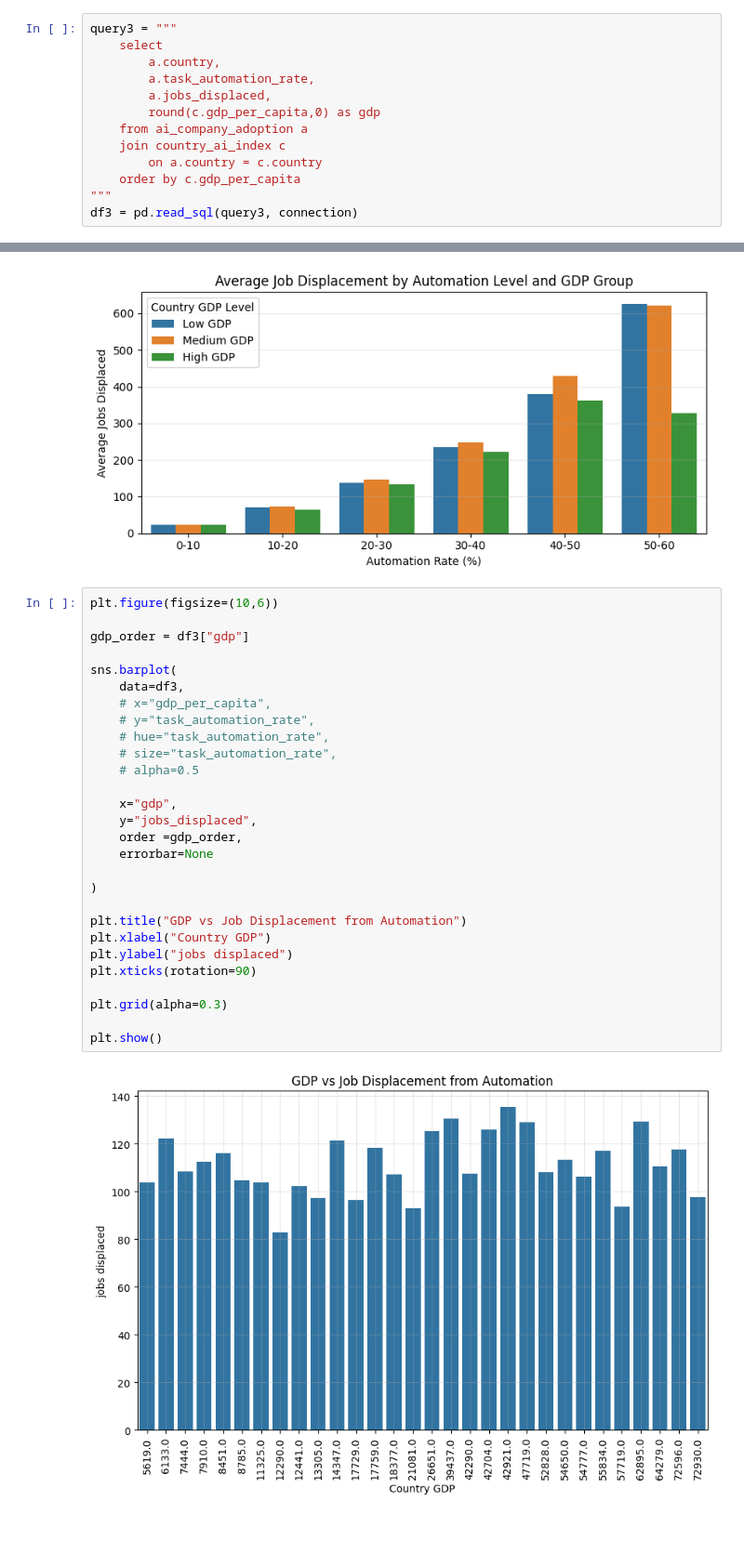
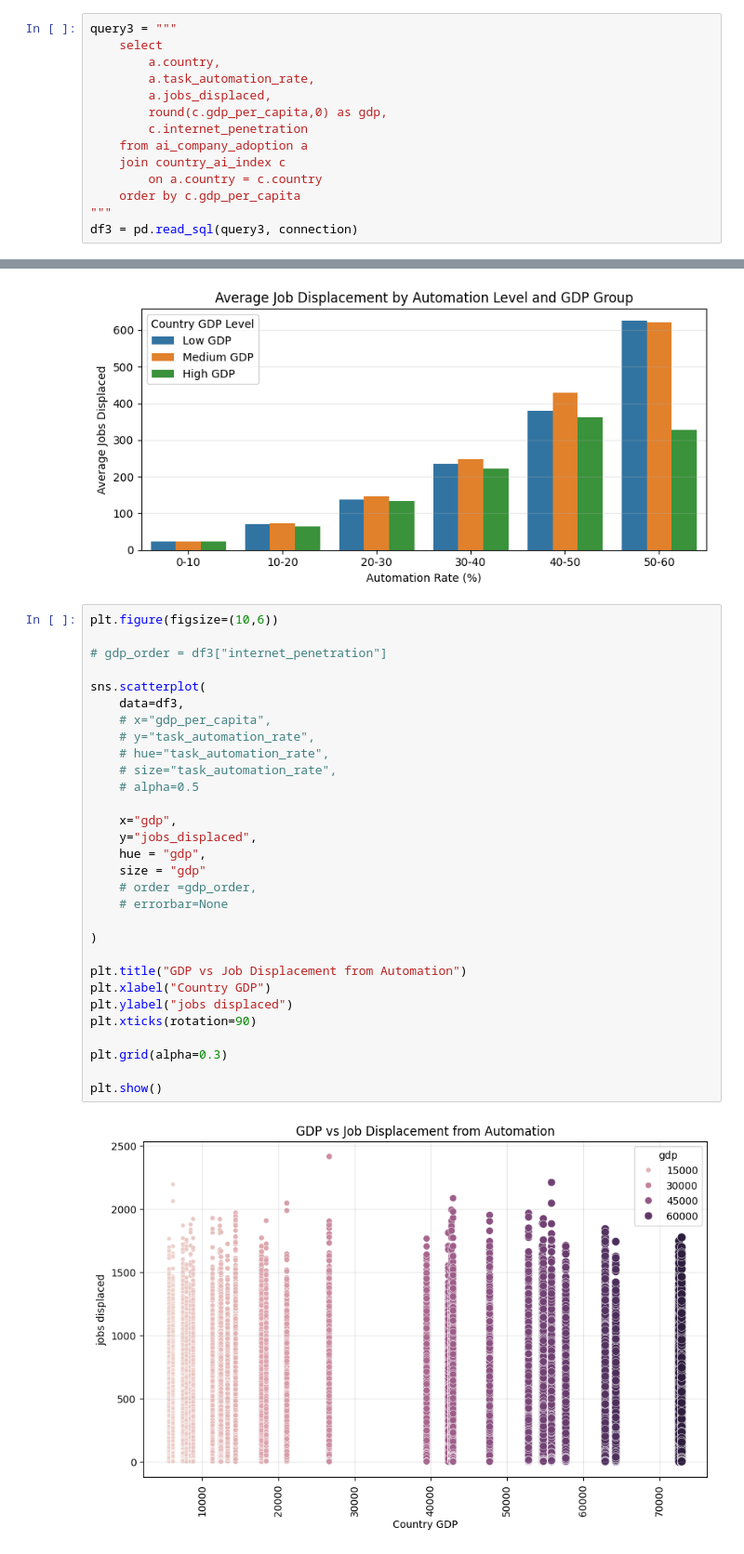
Before and after one commit to HemDesh/Data_Analysis_on_AI_Adoption_and_Workforce_Impact, a Jupyter notebook: notebooks/main.ipynb, the cells around one changed output, grey strips where cells are left out. Shown at 93% size. Saved outputs shown, nothing was run; the diff lists cells and outputs as text; blank space fills up the shorter version.

Commit message:
made some changes in graphs 07-20-2026

```diff
--- a/notebooks/main.ipynb
+++ b/notebooks/main.ipynb
@@ -1317,7 +1317,8 @@ query3 = """
         a.country,
         a.task_automation_rate,
         a.jobs_displaced,
-        round(c.gdp_per_capita,0) as gdp
+        round(c.gdp_per_capita,0) as gdp,
+        c.internet_penetration
     from ai_company_adoption a
     join country_ai_index c
         on a.country = c.country
@@ -1362,30 +1363,32 @@ plt.show()
 # %%
 plt.figure(figsize=(10,6))
 
-gdp_order = df3["gdp"]
+# gdp_order = df3["internet_penetration"]
 
-sns.barplot(
+sns.scatterplot(
     data=df3,
     # x="gdp_per_capita",
     # y="task_automation_rate",
     # hue="task_automation_rate",
     # size="task_automation_rate",
     # alpha=0.5
 
     x="gdp",
     y="jobs_displaced",
-    order =gdp_order,
-    errorbar=None
+    hue = "gdp",
+    size = "gdp"
+    # order =gdp_order,
+    # errorbar=None
 
 )
 
 plt.title("GDP vs Job Displacement from Automation")
 plt.xlabel("Country GDP")
 plt.ylabel("jobs displaced")
 plt.xticks(rotation=90)
 
 plt.grid(alpha=0.3)
 
 plt.show()
 # %% [output]
-[figure, old version]
+[figure, new version]
```
